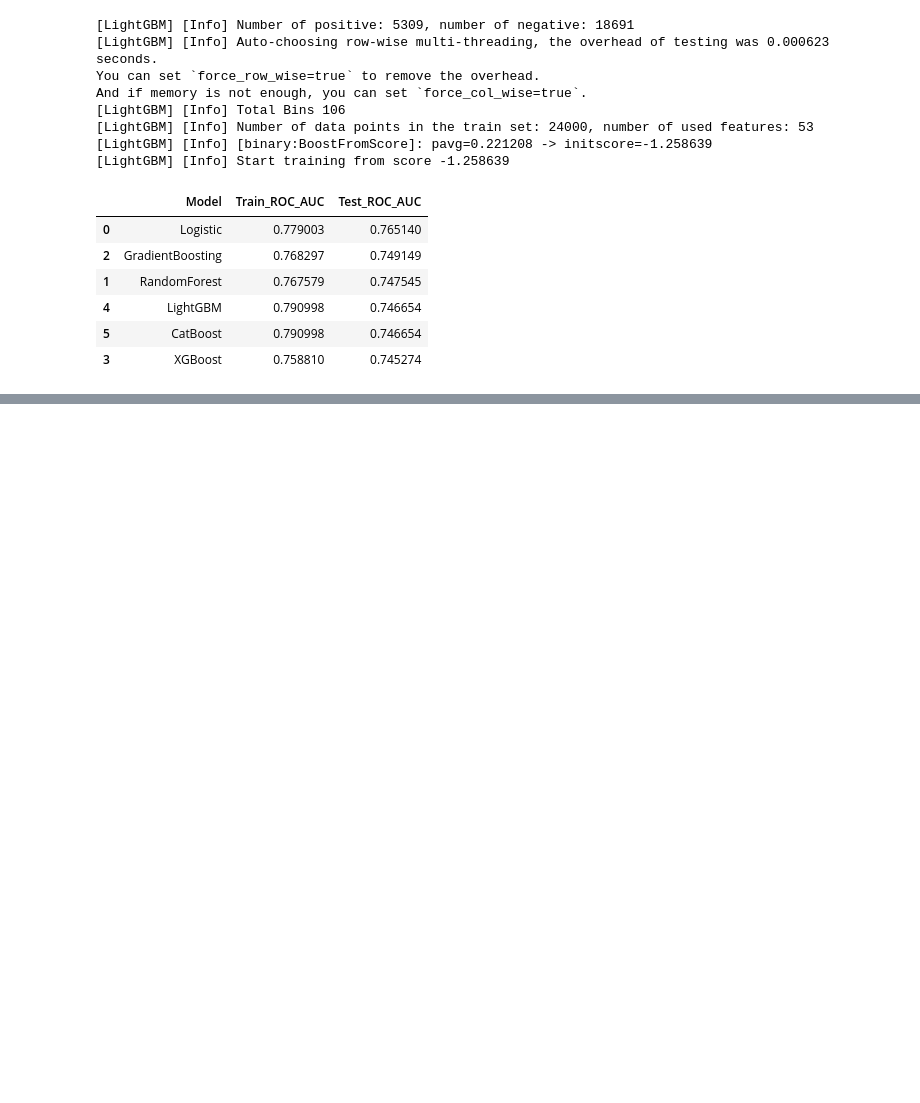
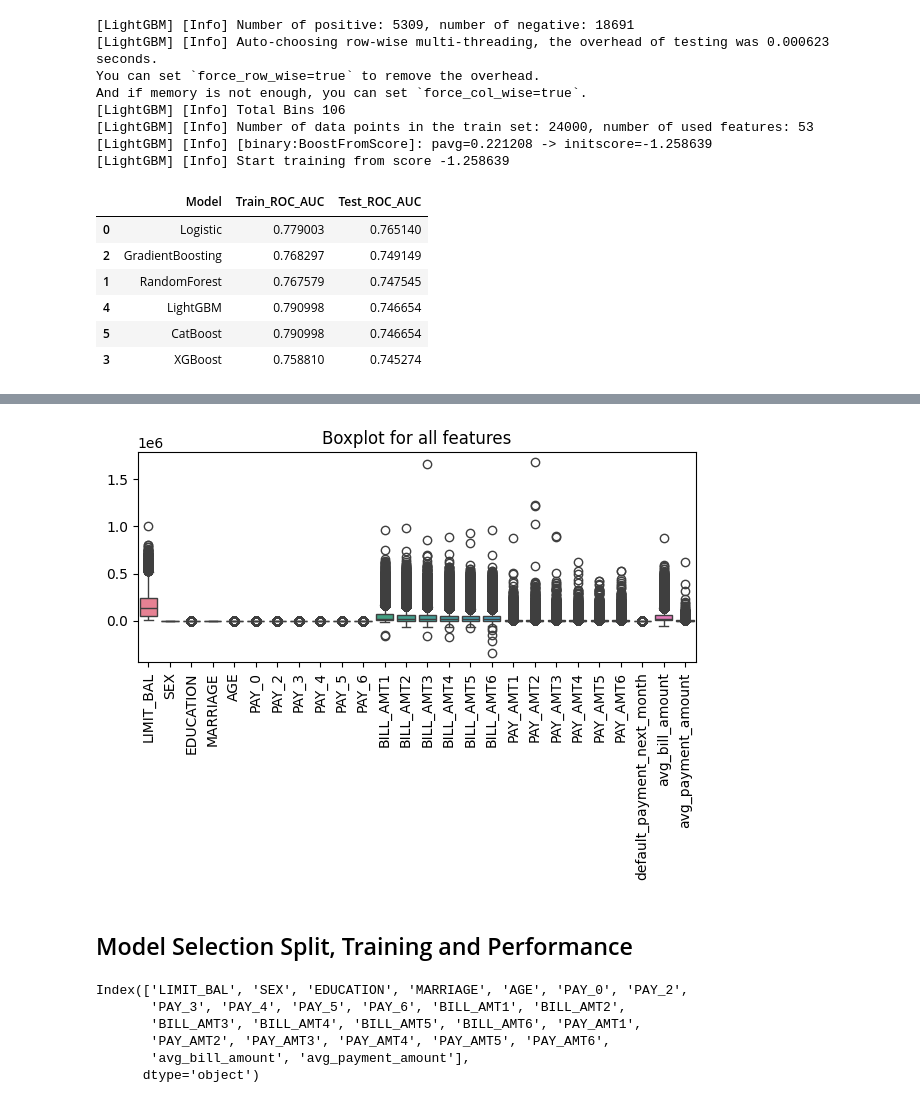
Before and after one commit to ukunnath/entri, a Jupyter notebook: minProject/dev-research/research_eda2.ipynb, the cells around one changed output, grey strips where cells are left out. Cells and saved outputs as stored; diff of their text form; code cells hidden in the pictures; blank space fills up the shorter version.

```diff
--- a/minProject/com/entri/minipro/eda/2-Credit-Card-Defaulters-EDA-Model-Buld-Copy1.ipynb
+++ b/minProject/dev-research/research_eda2.ipynb
@@ -771,0 +895,8 @@ And if memory is not enough, you can set `force_col_wise=true`.
+# %%
+sns.boxplot(data=df)
+plt.title("Boxplot for all features")
+plt.xticks(rotation=90)
+plt.tight_layout()
+plt.show()
+# %% [output]
+[figure, added]
@@ -771,0 +923,2 @@ And if memory is not enough, you can set `force_col_wise=true`.
+# %% [markdown]
+## Model Selection Split,  Training and Performance
@@ -771,0 +928,9 @@ And if memory is not enough, you can set `force_col_wise=true`.
+# %%
+X.columns
+# %% [output]
+Index(['LIMIT_BAL', 'SEX', 'EDUCATION', 'MARRIAGE', 'AGE', 'PAY_0', 'PAY_2',
+       'PAY_3', 'PAY_4', 'PAY_5', 'PAY_6', 'BILL_AMT1', 'BILL_AMT2',
+       'BILL_AMT3', 'BILL_AMT4', 'BILL_AMT5', 'BILL_AMT6', 'PAY_AMT1',
+       'PAY_AMT2', 'PAY_AMT3', 'PAY_AMT4', 'PAY_AMT5', 'PAY_AMT6',
+       'avg_bill_amount', 'avg_payment_amount'],
+      dtype='object')
```
Also changed, not shown: parts of 35 cells of this notebook, 16 other files.
